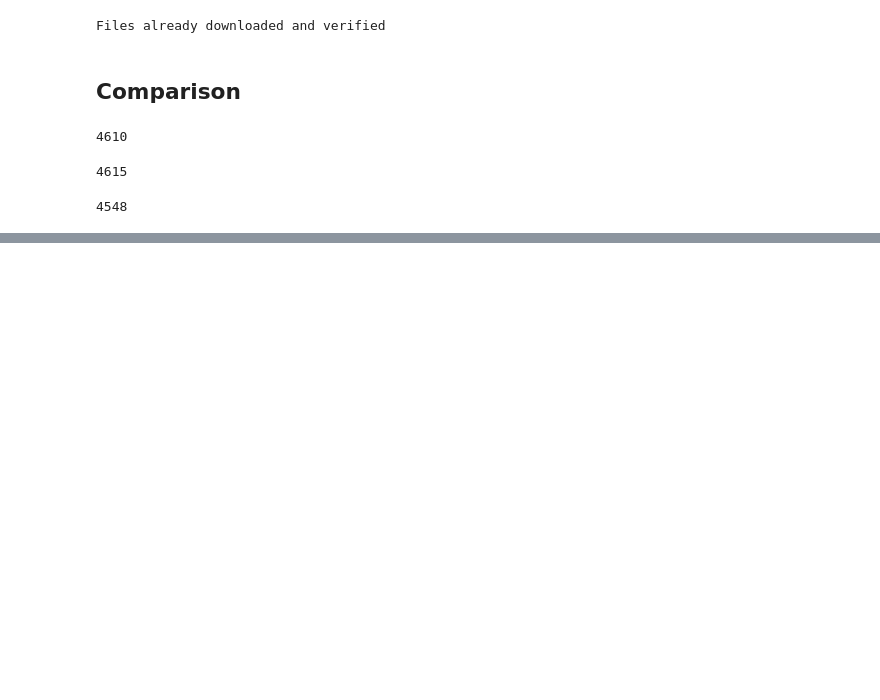
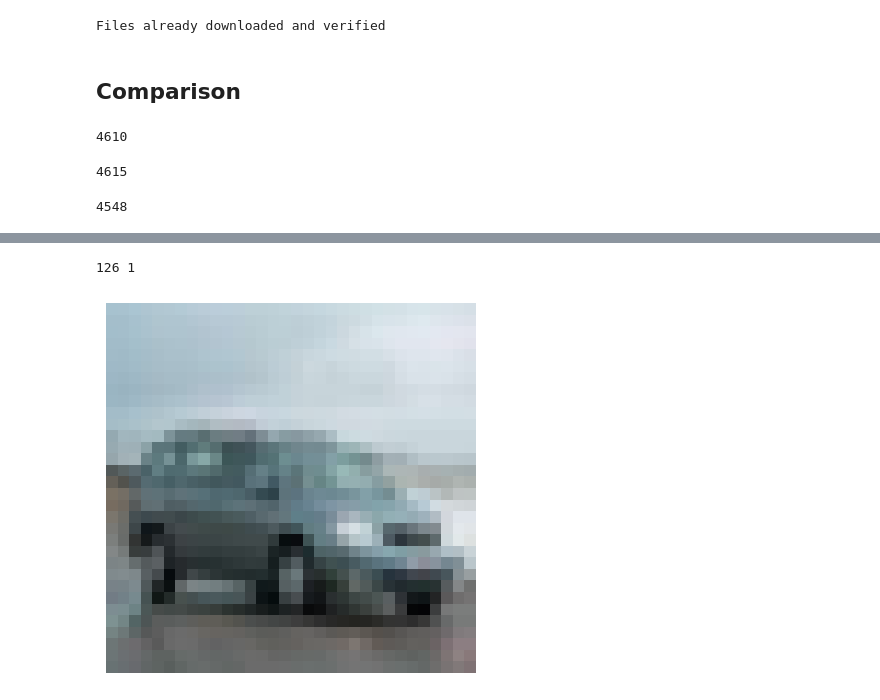
Before and after one commit to seungjaeryanlee/pure-noise, a Jupyter notebook: dataset_comparison.ipynb, the cells around one changed output, grey strips where cells are left out. Drawn from its saved outputs; the diff is of its cells as text; code cells hidden in the pictures; blank space fills up the shorter version.

```diff
--- a/dataset_comparison.ipynb
+++ b/dataset_comparison.ipynb
@@ -189,0 +207,7 @@ len(set(ldam_indices) - set(cui_indices))
+# %%
+only_m2m_indices = list(set(m2m_indices) - set(ldam_indices) - set(cui_indices))
+print(only_m2m_indices[100], cifar10_labels[only_m2m_indices[100]])
+plot_chw(cifar10_images[only_m2m_indices[100]], "only_m2m.png")
+# %% [output]
+126 1
+[figure, added]
```
Also changed, not shown: parts of 5 cells of this notebook.
